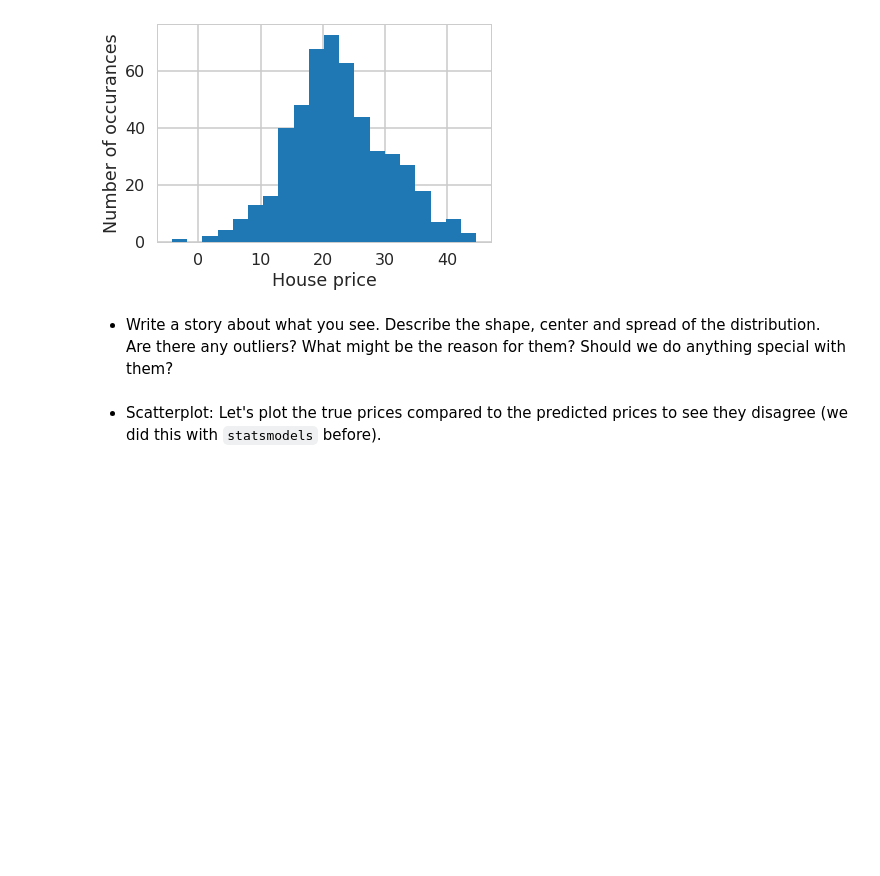
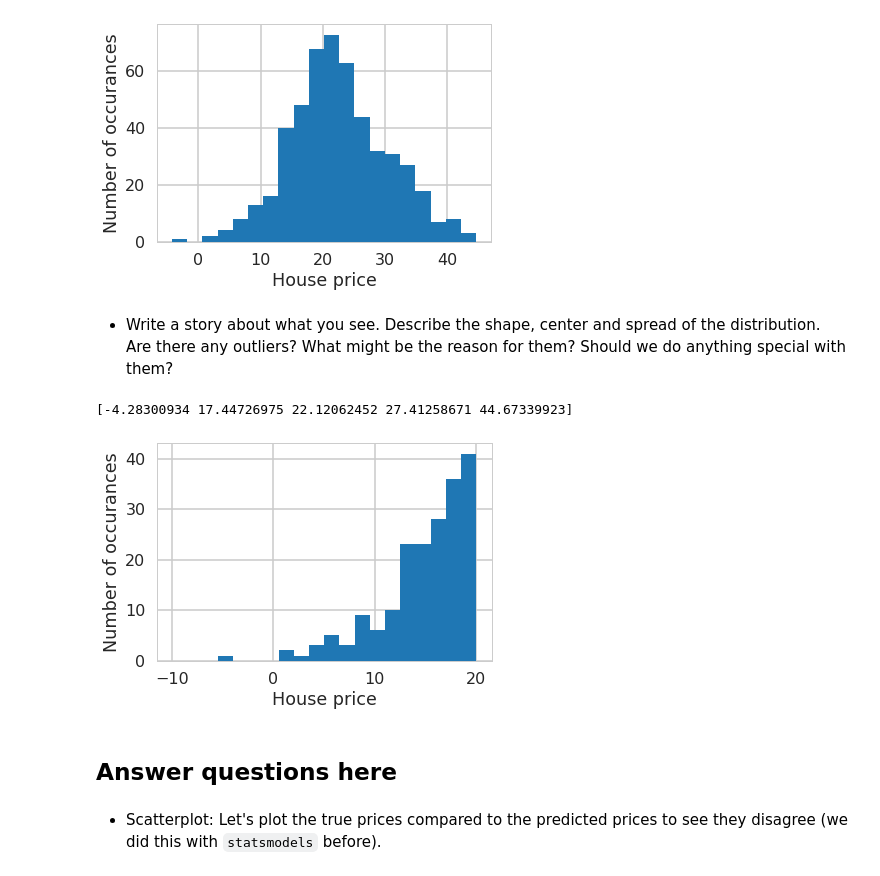
Before and after one commit to SethDKelly/Springboard, a Jupyter notebook: sec11/linear_regression/Mini_Project_Linear_Regression.ipynb, the cells around one changed output. Drawn from its saved outputs; the diff is of its cells as text; code cells hidden in the pictures; blank space fills up the shorter version.

```diff
--- a/sec11/linear_regression/Mini_Project_Linear_Regression.ipynb
+++ b/sec11/linear_regression/Mini_Project_Linear_Regression.ipynb
@@ -707,6 +711,21 @@ plt.show()
 [figure]
 # %% [markdown]
 * Write a story about what you see. Describe the shape, center and spread of the distribution. Are there any outliers? What might be the reason for them? Should we do anything special with them?
+# %%
+y_pred = lm.predict(X)
+print(np.percentile(y_pred,[0,25,50,75,100]))
+# %% [output]
+[-4.28300934 17.44726975 22.12062452 27.41258671 44.67339923]
+# %%
+plt.hist(lm.predict(X), bins=20, range=[-10,20])
+
+plt.xlabel('House price')
+plt.ylabel('Number of occurances')
+plt.show()
+# %% [output]
+[figure, added]
+# %% [markdown]
+## Answer questions here
 # %% [markdown]
 * Scatterplot: Let's plot the true prices compared to the predicted prices to see they disagree (we did this with `statsmodels` before).
 # %%
```
Also changed, not shown: parts of 9 cells of this notebook, 1 other file.
